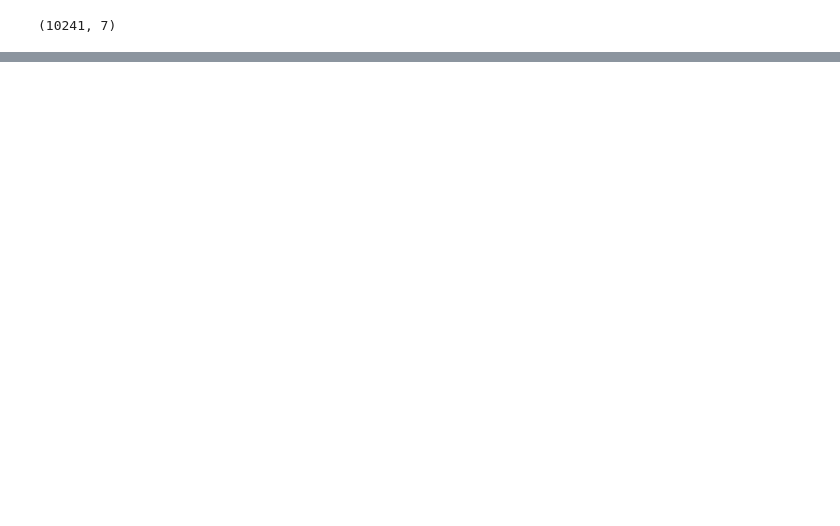
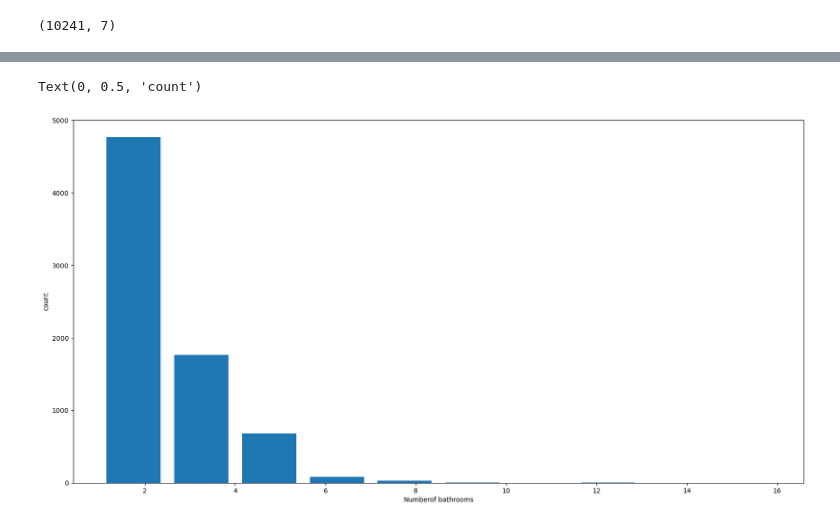
Before and after one commit to ApurvaDate/mlproject, a Jupyter notebook: Real Estate Price Prediction Project.ipynb, the cells around one changed output, grey strips where cells are left out. Saved outputs shown, nothing was run; the diff lists cells and outputs as text; code cells hidden in the pictures; blank space fills up the shorter version.

Commit message:
Add files via upload
outlier detection done

```diff
--- a/Real Estate Price Prediction Project.ipynb
+++ b/Real Estate Price Prediction Project.ipynb
@@ -386,0 +454,20 @@ print(df7.shape)
+# %%
+def remove_bhk_outliers(df):
+    exclude_indices = np.array([])
+    for location,location_df in df.groupby(['location']):
+        bhk_stats = {}
+        for bhk, bhk_df in location_df.groupby('bhk'):
+            bhk_stats[bhk] = {
+                'mean' : np.mean(bhk_df.price_per_sqft),
+                'std' : np.std(bhk_df.price_per_sqft),
+                'count' : bhk_df.shape[0]
+            }
+        #running the loop again and excluding the records whose value of price per sqft is less than the mean for previous bhk
+        for bhk,bhk_df in location_df.groupby('bhk'):
+            stats = bhk_stats.get(bhk-1)
+            if stats and stats['count']>5:
+                exclude_indices = np.append(exclude_indices, bhk_df[bhk_df.price_per_sqft<(stats['mean'])].index.values)
+    return df.drop(exclude_indices, axis='index')
+# %%
+df8= remove_bhk_outliers(df7)
+df8.shape
@@ -386,0 +483,7 @@ print(df7.shape)
+# %%
+#Now we willplot histograms
+import matplotlib
+matplotlib.rcParams['figure.figsize'] = (20,10)
+plt.hist(df8.price_per_sqft,rwidth = 0.8)
+plt.xlabel("Price per Square feet")
+plt.ylabel("count")
@@ -386,0 +509,8 @@ print(df7.shape)
+# %%
+#No.of bathrooms which are greater than no.of bedrooms+ 2 we are going to remove those outliers
+plt.hist(df8.bath, rwidth = 0.8)
+plt.xlabel("Numberof bathrooms")
+plt.ylabel("count")
+# %% [output]
+Text(0, 0.5, 'count')
+[figure, added]
```
Also changed, not shown: parts of 22 cells of this notebook.
